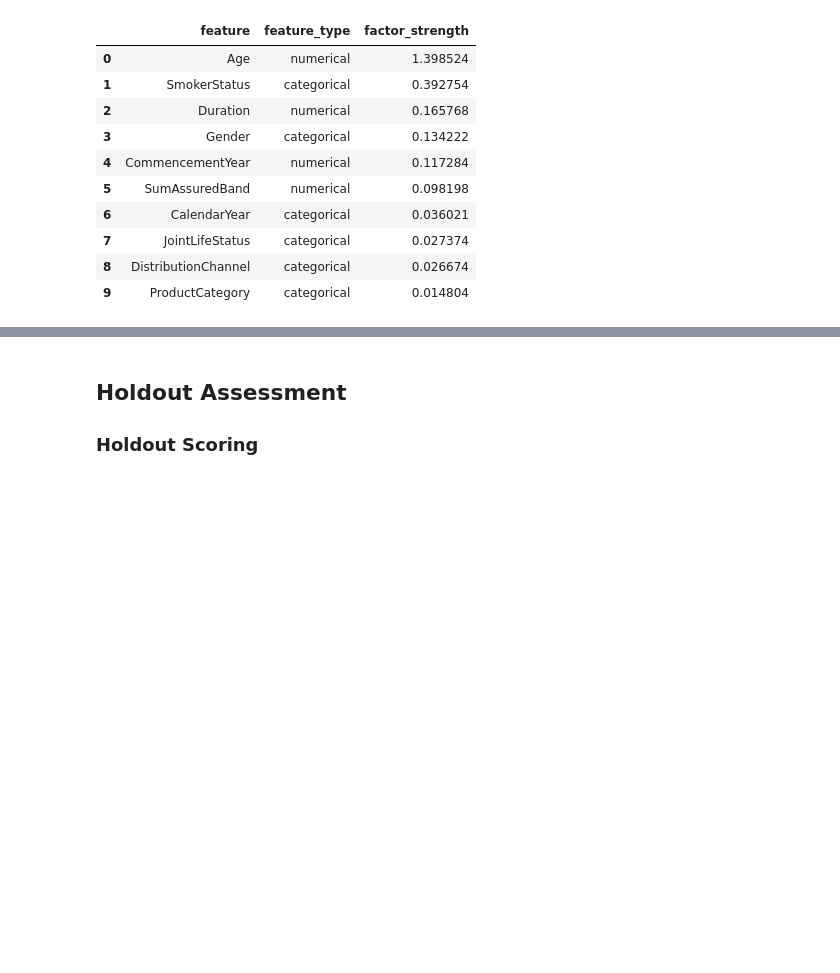
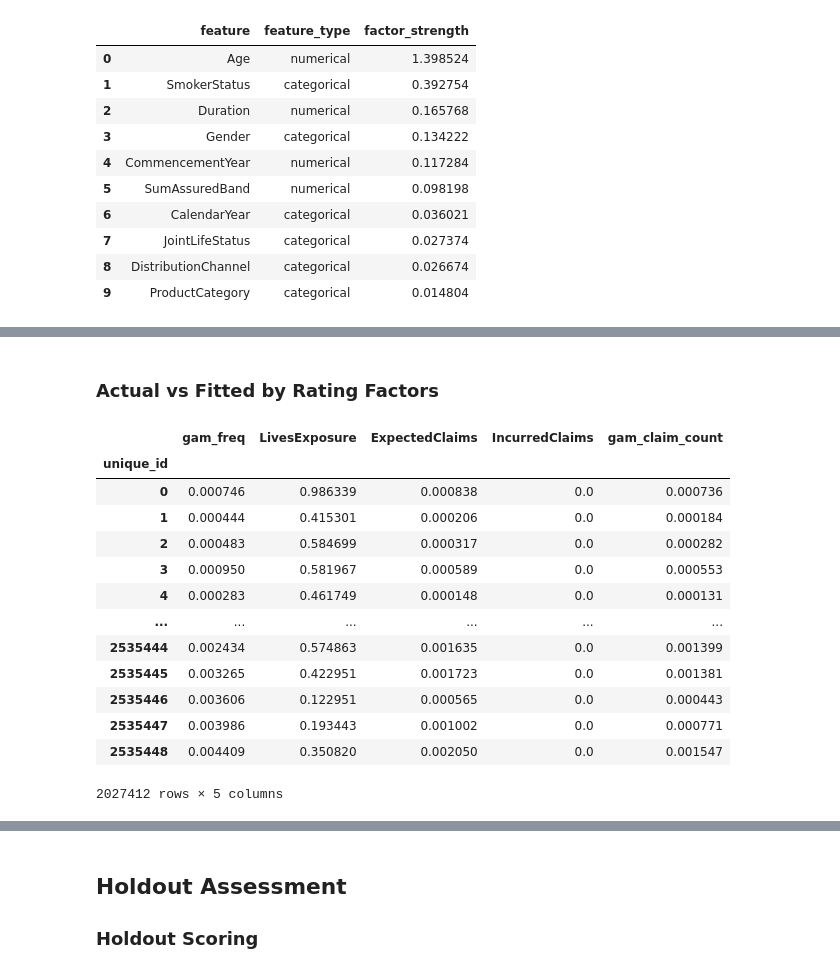
Before and after one commit to ckjackytam/ifoa-ds-health-care-wp, a Jupyter notebook: Python/Notebooks/Build-Better-Base/DB/02 - Initial Single Factor Model.ipynb, the cells around one changed output, grey strips where cells are left out. Saved outputs shown, nothing was run; the diff lists cells and outputs as text; code cells hidden in the pictures; blank space fills up the shorter version.

```diff
--- a/Python/Notebooks/Build-Better-Base/DB/02 - Initial Single Factor Model.ipynb
+++ b/Python/Notebooks/Build-Better-Base/DB/02 - Initial Single Factor Model.ipynb
@@ -632,0 +647,2 @@ for i, ax in enumerate(axs):
+# %% [markdown]
+### Actual vs Fitted by Rating Factors
@@ -632,0 +659,37 @@ for i, ax in enumerate(axs):
+# %%
+###########################################################################
+###########################################################################
+
+new_model_freq = "gam_freq"
+cmi_base = "ExpectedClaims"
+cmi_freq = "cmi_freq"
+new_model_count = "gam_claim_count"
+
+###########################################################################
+###########################################################################
+
+# Score the training data
+ypred_train = gam_model.predict(X_train) * base_adj
+
+ypred_train_df = pd.DataFrame(
+    ypred_train, columns=[new_model_freq], index=X_train.index
+)
+ypred_train_df = ypred_train_df.join(model_data[[weight, cmi_base, claim_count]])
+ypred_train_df[new_model_count] = ypred_train_df[new_model_freq] * ypred_train_df[weight]
+
+ypred_train_df
+# %% [output]
+|  | gam_freq | LivesExposure | ExpectedClaims | IncurredClaims | gam_claim_count |
+| unique_id |  |  |  |  |  |
+| 0 | 0.000746 | 0.986339 | 0.000838 | 0.0 | 0.000736 |
+| 1 | 0.000444 | 0.415301 | 0.000206 | 0.0 | 0.000184 |
+| 2 | 0.000483 | 0.584699 | 0.000317 | 0.0 | 0.000282 |
+| 3 | 0.000950 | 0.581967 | 0.000589 | 0.0 | 0.000553 |
+| 4 | 0.000283 | 0.461749 | 0.000148 | 0.0 | 0.000131 |
+| ... | ... | ... | ... | ... | ... |
+| 2535444 | 0.002434 | 0.574863 | 0.001635 | 0.0 | 0.001399 |
+| 2535445 | 0.003265 | 0.422951 | 0.001723 | 0.0 | 0.001381 |
+| 2535446 | 0.003606 | 0.122951 | 0.000565 | 0.0 | 0.000443 |
+| 2535447 | 0.003986 | 0.193443 | 0.001002 | 0.0 | 0.000771 |
+| 2535448 | 0.004409 | 0.350820 | 0.002050 | 0.0 | 0.001547 |
+2027412 rows × 5 columns
```
Also changed, not shown: parts of 15 cells of this notebook.
